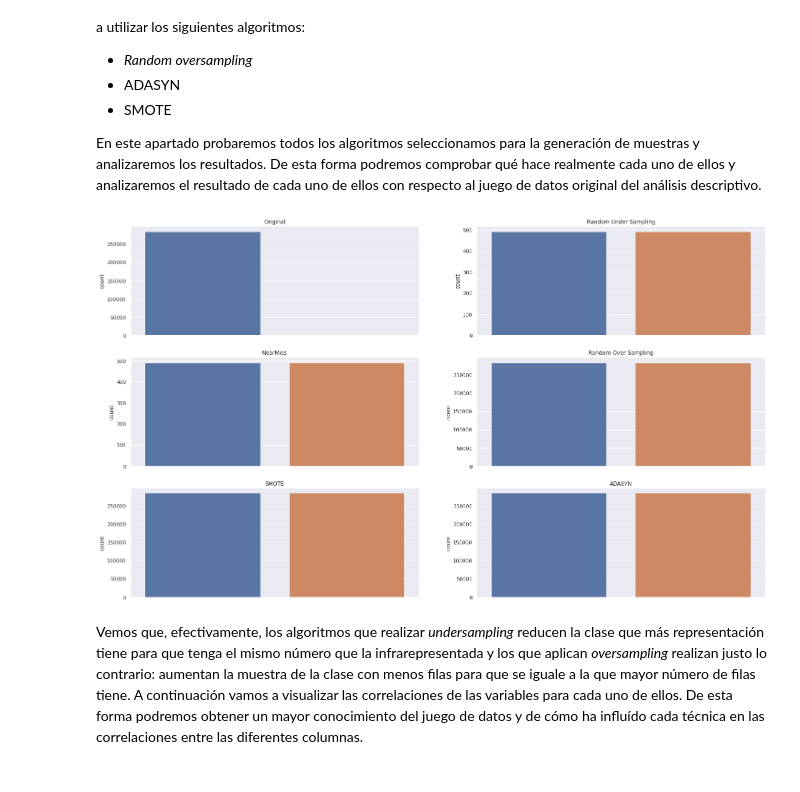
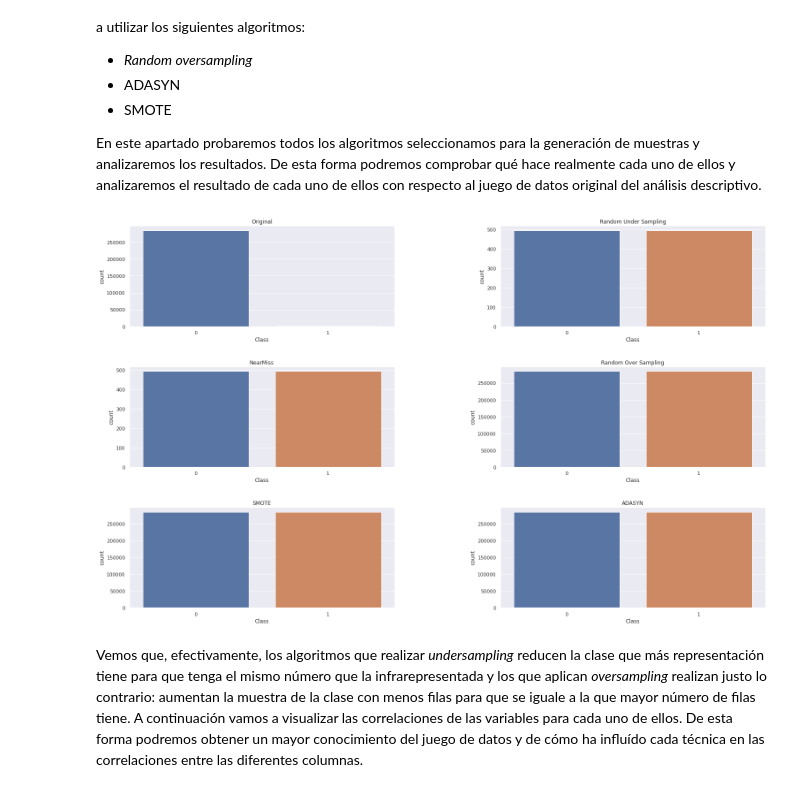
Before and after one commit to anbarquer/abarqueroc-tfm-uoc, a Jupyter notebook: credit-card-fraud.ipynb, the cells around one changed output. Drawn from its saved outputs; the diff is of its cells as text; code cells hidden in the pictures.

```diff
--- a/credit-card-fraud.ipynb
+++ b/credit-card-fraud.ipynb
@@ -298,20 +303,28 @@ for sampler_name, sampler, random_state, sampling_strategy in SAMPLERS:
 # %%
 fig, axes = plt.subplots(
     nrows=3,
     ncols=2,
     figsize=(25, 15)
 )
 
 samplers_names = ['Original'] + list(samplers_df.keys())
 samplers_data = [df] + list(samplers_df.values())
 
 for col, dataframe, ax in zip(samplers_names, samplers_data, axes.flat):
     ax.set_title(f'{col}')
-    ax.get_xaxis().set_visible(False)
     sns.countplot(x='Class', ax=ax, data=dataframe)
+
+plt.subplots_adjust(
+    left=0.1,
+    bottom=0.1,
+    right=0.9,
+    top=0.9,
+    wspace=0.4,
+    hspace=0.4,
+)
 plt.show()
 # %% [output]
-[figure, old version]
+[figure, new version]
 # %% [markdown]
 <p>Vemos que, efectivamente, los algoritmos que realizar <i>undersampling</i> reducen la clase que más representación tiene para que tenga el mismo número que la infrarepresentada y los que aplican <i>oversampling</i> realizan justo lo contrario: aumentan la muestra de la clase con menos filas para que se iguale a la que mayor número de filas tiene. A continuación vamos a visualizar las correlaciones de las variables para cada uno de ellos. De esta forma podremos obtener un mayor conocimiento del juego de datos y de cómo ha influído cada técnica en las correlaciones entre las diferentes columnas.</p>
 # %%
```
Also changed, not shown: parts of 17 cells of this notebook, 1 other file.
